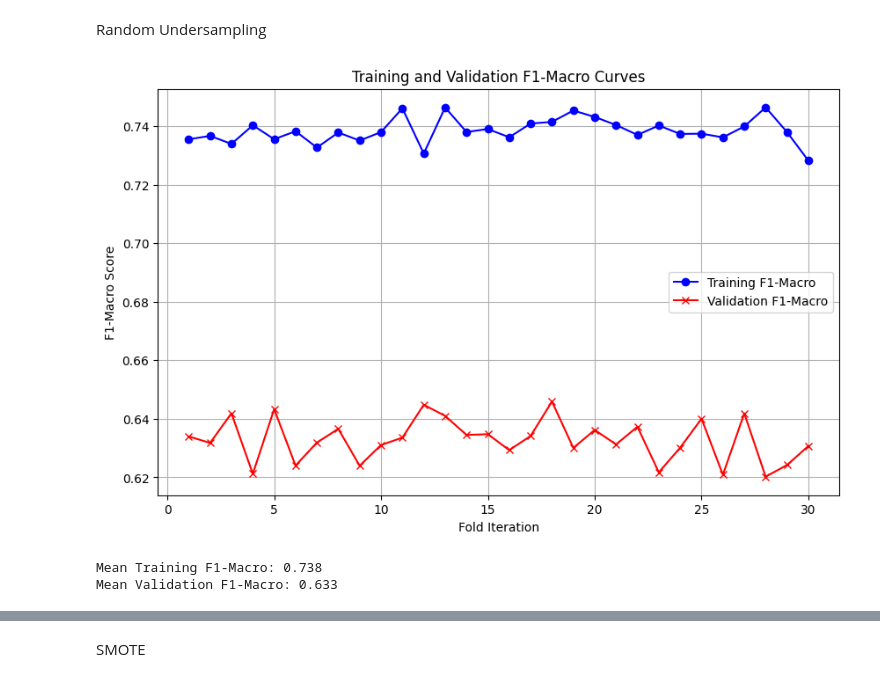
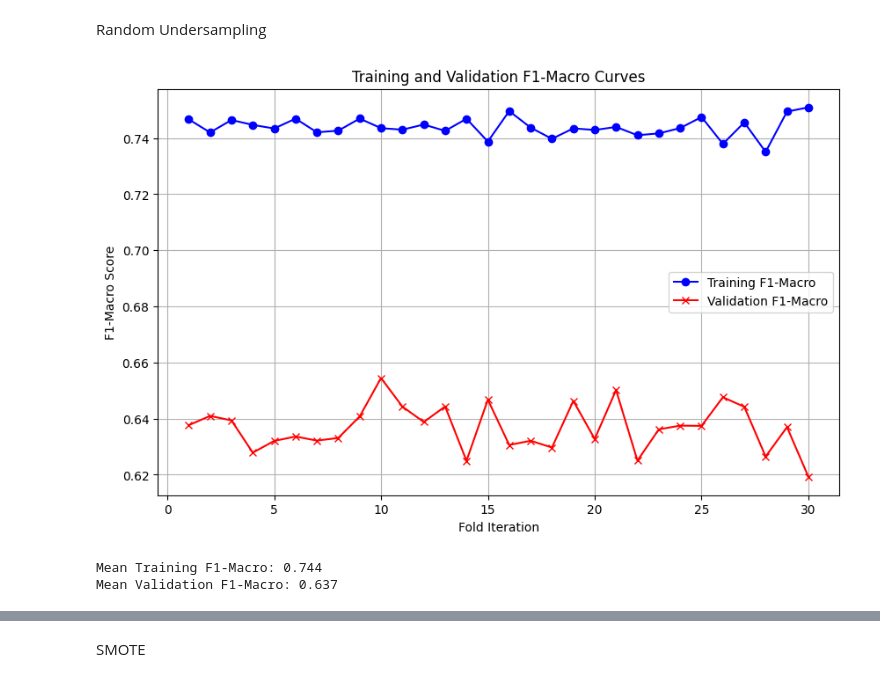
Before and after one commit to Chanidu-Edirisinghe/MachineLearningCW, a Jupyter notebook: RandomForest.ipynb, the cells around one changed output, grey strips where cells are left out. Saved outputs shown, nothing was run; the diff lists cells and outputs as text; code cells hidden in the pictures.

```diff
--- a/RandomForest.ipynb
+++ b/RandomForest.ipynb
@@ -308,6 +342,0 @@ df = df[df["education"] != "unknown"]
-# %%
-# remove "unknown" rows from housing column
-df = df[df["housing"] != "unknown"]
-# %%
-# remove "unknown" rows from loan column
-df = df[df["loan"] != "unknown"]
@@ -313,0 +345,7 @@ df = df[df["loan"] != "unknown"]
+# %%
+columns = ['job', 'marital', 'education', 'housing', 'loan']
+
+# Manually replace 'unknown' with the mode of each column
+for column in columns:
+    mode_value = df[column].mode()[0]  # Get the mode (most frequent value) of the column
+    df[column] = df[column].replace('unknown', mode_value)
@@ -335,6 +374,6 @@ from sklearn.preprocessing import LabelEncoder
 label_encoder = LabelEncoder()
 df.y = label_encoder.fit_transform(df.y)
 # %%
-# one hot encoding
+# one hot encoding for categorical features
 df = pd.get_dummies(df, columns=['job', 'marital', 'education', 'housing', 'loan', 'contact',
-       'month','day_of_week','poutcome'], drop_first=True)
+       'month','day_of_week','poutcome'])
@@ -543,30 +554,19 @@ weighted avg       0.89      0.86      0.87     10327
 # %% [markdown]
 Random Undersampling
 # %%
-import matplotlib.pyplot as plt
-from numpy import mean
-from sklearn.model_selection import cross_val_score, RepeatedStratifiedKFold
-from sklearn.ensemble import RandomForestClassifier
-from imblearn.pipeline import Pipeline
-from imblearn.under_sampling import RandomUnderSampler
-from sklearn.model_selection import train_test_split
-from sklearn.metrics import f1_score
-
-import warnings
-warnings.filterwarnings("ignore", category=FutureWarning)
-
 # Define pipeline
-pipeline_steps = [('oversample', RandomUnderSampler()), ('classifier', RandomForestClassifier())]
+pipeline_steps = [('undersample', RandomUnderSampler(random_state=42)),
+ ('classifier', RandomForestClassifier(random_state=42))]
 pipeline = Pipeline(steps=pipeline_steps)
 
 # Define Repeated Stratified K-Fold
-cv_strategy = RepeatedStratifiedKFold(n_splits=10, n_repeats=3, random_state=1)
+cv_strategy = RepeatedStratifiedKFold(n_splits=10, n_repeats=3, random_state=42)
 
 # Store training and validation scores
 train_scores = []
 val_scores = []
 
-# Manually calculate training and validation performance for each fold
+# Calculate training and validation performance for each fold
 for train_idx, val_idx in cv_strategy.split(X, y):
     # Split data
     X_train, X_val = X.iloc[train_idx], X.iloc[val_idx]
@@ -575,37 +575,38 @@ for train_idx, val_idx in cv_strategy.split(X, y):
     # Fit model on training data
     pipeline.fit(X_train, y_train)
 
-    # Evaluate on training data (same data used for training)
+    # Evaluate on training data
     y_train_pred = pipeline.predict(X_train)
     train_f1 = f1_score(y_train, y_train_pred, average='macro')
     train_scores.append(train_f1)
 
-    # Evaluate on validation data (held-out data)
+    # Evaluate on validation data
     y_val_pred = pipeline.predict(X_val)
     val_f1 = f1_score(y_val, y_val_pred, average='macro')
     val_scores.append(val_f1)
 
-# Convert to numpy arrays for mean and std calculation
+
 train_scores = np.array(train_scores)
 val_scores = np.array(val_scores)
 
 # Plotting the curves
 plt.figure(figsize=(10, 6))
 plt.plot(range(1, len(train_scores) + 1), train_scores, label="Training F1-Macro", color='blue', linestyle='-', marker='o')
 plt.plot(range(1, len(val_scores) + 1), val_scores, label="Validation F1-Macro", color='red', linestyle='-', marker='x')
 
 plt.title('Training and Validation F1-Macro Curves')
 plt.xlabel('Fold Iteration')
 plt.ylabel('F1-Macro Score')
 plt.legend(loc='best')
 plt.grid(True)
+plt.savefig('US1.png')
 plt.show()
 
 # Calculate and print the mean F1-macro scores
 print(f'Mean Training F1-Macro: {train_scores.mean():.3f}')
 print(f'Mean Validation F1-Macro: {val_scores.mean():.3f}')
 # %% [output]
-[figure, old version]
+[figure, new version]
-Mean Training F1-Macro: 0.738
-Mean Validation F1-Macro: 0.633
+Mean Training F1-Macro: 0.744
+Mean Validation F1-Macro: 0.637
 # %%
```
Also changed, not shown: parts of 43 cells of this notebook, 2 other files.
